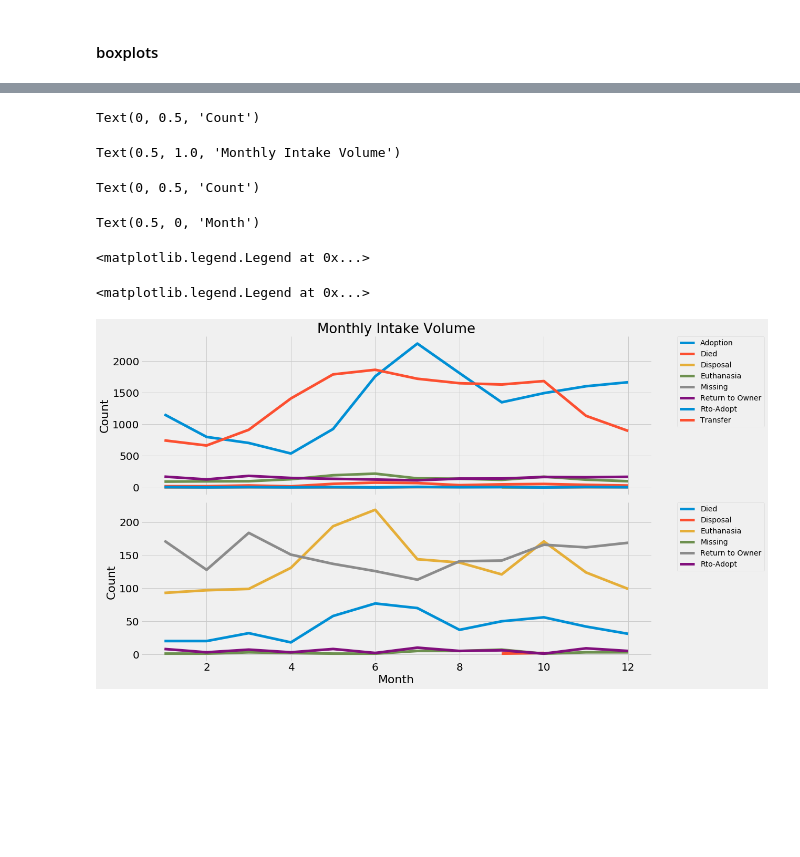
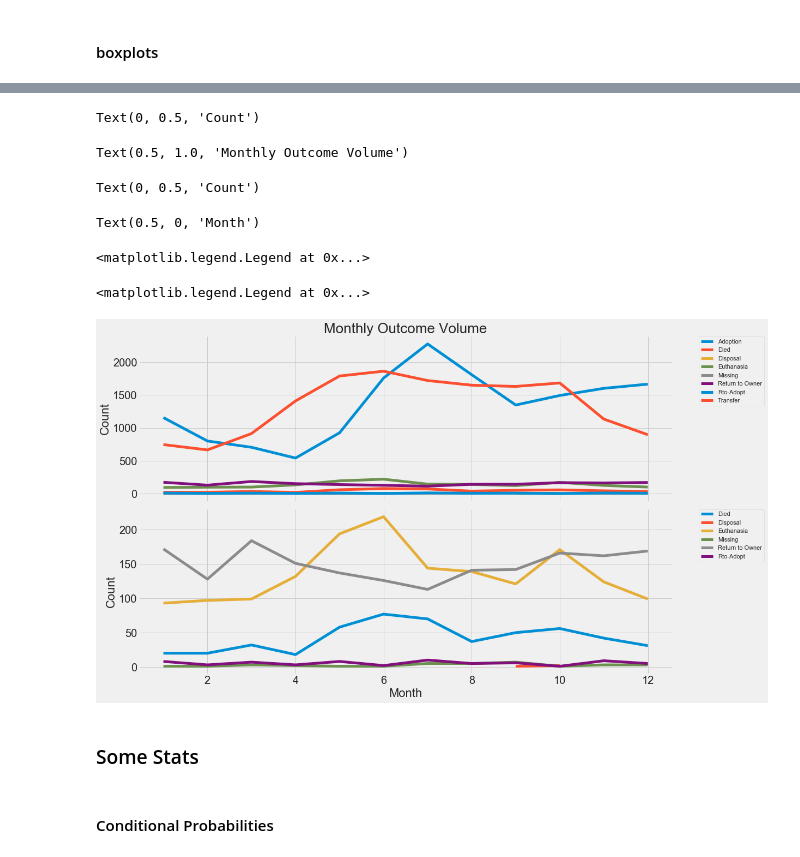
Before and after one commit to albertsaave/scs_3251_project, a Jupyter notebook: hugh-acc-shelter-cats.ipynb, the cells around one changed output, grey strips where cells are left out. Saved outputs shown, nothing was run; the diff lists cells and outputs as text; code cells hidden in the pictures; blank space fills up the shorter version.

```diff
--- a/hugh-acc-shelter-cats.ipynb
+++ b/hugh-acc-shelter-cats.ipynb
@@ -226,5 +227,5 @@ cats_df.head()
 # %%
-cats_df = cats_df.drop(columns=['Period Range', 'Periods', 'sex_upon_outcome', 'outcome_subtype', 'age_upon_outcome', 'animal_type', 'breed1', 'breed2', 'coat', 'color1', 'color2', 'breed', 'name'])
+cats_df = cats_df.drop(columns=['Period Range', 'Periods', 'sex_upon_outcome', 'age_upon_outcome', 'animal_type', 'breed1', 'breed2', 'coat', 'color1', 'color2', 'breed', 'name'])
 # %%
 # make outcomes numeric
 cats_df['outcome_type'].unique()
@@ -453,33 +483,37 @@ Text(0.5, 0, 'Hour')
 f, ax = plt.subplots(2, 1, figsize=(15, 10), sharex=True)
 
 hourly_outcome = pd.pivot_table(cats_df,
                               index=['outcome_month'], columns=['outcome_type'],
                               values='count', aggfunc=np.sum)
 
 outcomes_not_transferred = cats_df[~cats_df['outcome_type'].str.contains('Adoption')]
 outcomes_not_transferred = outcomes_not_transferred[~cats_df['outcome_type'].str.contains('Transfer')]
 
 hourly_outcome_not_trans = pd.pivot_table(outcomes_not_transferred,
                               index=['outcome_month'], columns=['outcome_type'],
                               values='count', aggfunc=np.sum)
 
 p1 = hourly_outcome.plot(kind='line', linewidth=5, fontsize=20, ax=ax[0])
 p1.set_ylabel('Count', fontsize=22)
-p1.set_title('Monthly Intake Volume', fontsize=26)
+p1.set_title('Monthly Outcome Volume', fontsize=26)
 
 p2 = hourly_outcome_not_trans.plot(kind='line', linewidth=5, fontsize=20, ax=ax[1])
 p2.set_ylabel('Count', fontsize=22)
 p2.set_xlabel('Month', fontsize=22)
 
 plt.tight_layout()
 sns.despine(bottom=True)
 p1.legend(bbox_to_anchor=(1.05, 1), loc=2, borderaxespad=0.)
 p2.legend(bbox_to_anchor=(1.05, 1), loc=2, borderaxespad=0.)
 # %% [output]
 Text(0, 0.5, 'Count')
-Text(0.5, 1.0, 'Monthly Intake Volume')
+Text(0.5, 1.0, 'Monthly Outcome Volume')
 Text(0, 0.5, 'Count')
 Text(0.5, 0, 'Month')
 <matplotlib.legend.Legend at 0x...>
 <matplotlib.legend.Legend at 0x...>
-[figure, old version]
+[figure, new version]
+# %% [markdown]
+### Some Stats
+# %% [markdown]
+#### Conditional Probabilities
```
Also changed, not shown: parts of 65 cells of this notebook.
